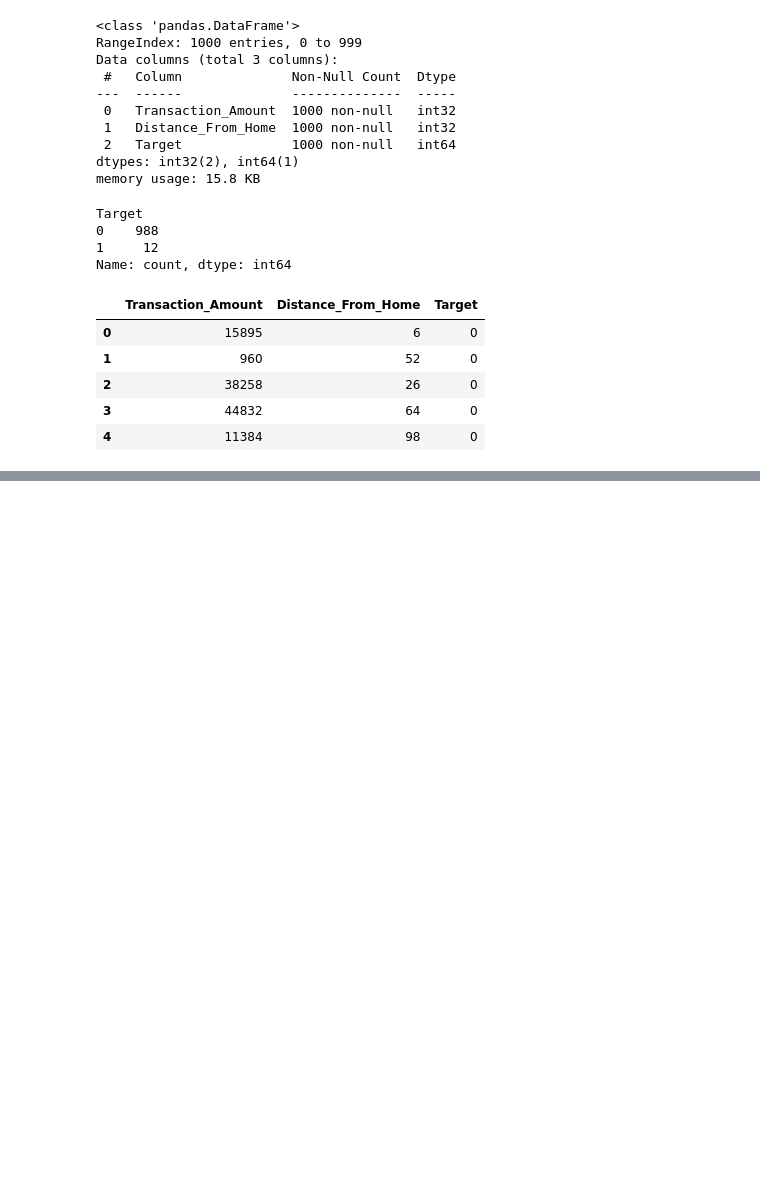
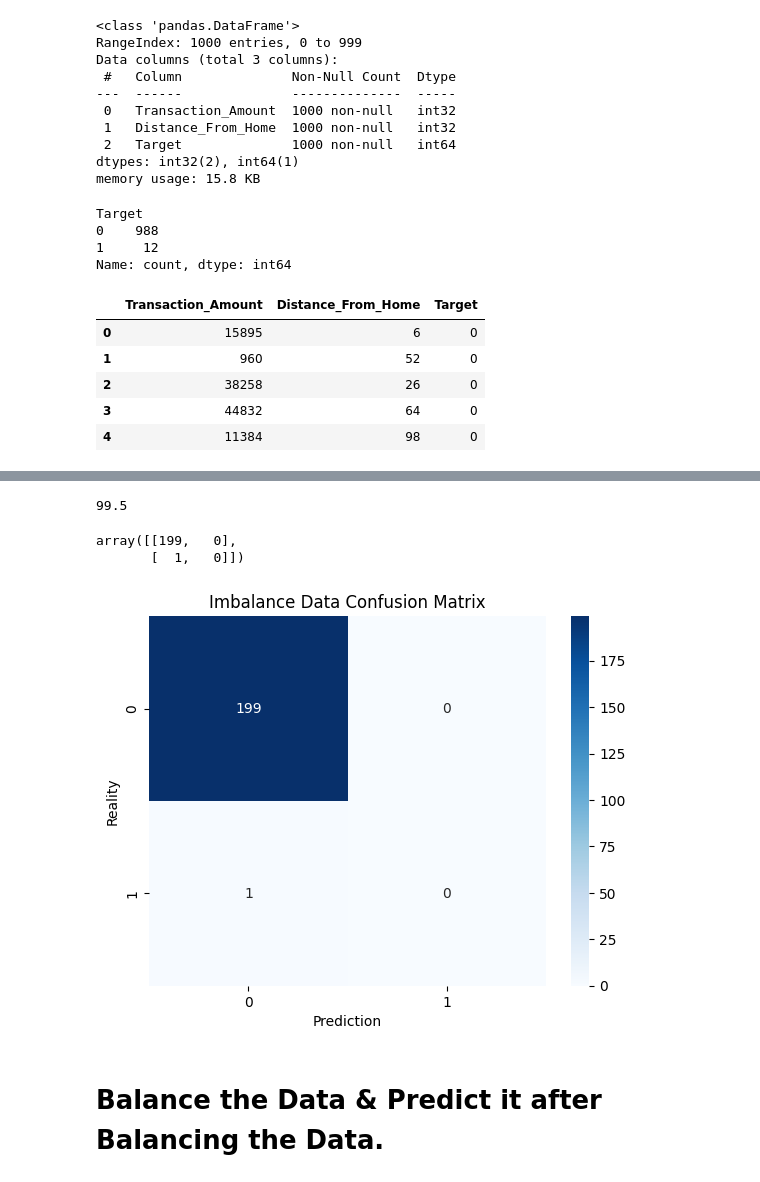
Before and after one commit to 87690ut/Python_Finall_Projects, a Jupyter notebook: ML_Journey/ML_day_9_Imbalance_data_smote.ipynb, the cells around one changed output, grey strips where cells are left out. Saved outputs shown, nothing was run; the diff lists cells and outputs as text; code cells hidden in the pictures; blank space fills up the shorter version.

Commit message:
balanced data for prediction after imbalance data.

```diff
--- a/ML_Journey/ML_day_9_Imbalance_data_smote.ipynb
+++ b/ML_Journey/ML_day_9_Imbalance_data_smote.ipynb
@@ -52,0 +63,4 @@ df.head()
+# %%
+model = LogisticRegression()
+# %%
+model.fit(X_train_scaled,y_train)
@@ -52,0 +69,3 @@ df.head()
+# %%
+prediction = model.predict(X_test_scaled)
+prediction
@@ -52,0 +83,21 @@ df.head()
+# %%
+score = accuracy_score(y_test,prediction)
+print(score * 100)
+# %% [output]
+99.5
+# %%
+cf = confusion_matrix(y_test,prediction)
+cf
+# %% [output]
+array([[199,   0],
+       [  1,   0]])
+# %%
+sns.heatmap(cf,annot=True,fmt='d',cmap='Blues')
+plt.title('Imbalance Data Confusion Matrix')
+plt.xlabel("Prediction")
+plt.ylabel('Reality')
+plt.show()
+# %% [output]
+[figure, added]
+# %% [markdown]
+# Balance the Data & Predict it after Balancing the Data.
```
Also changed, not shown: parts of 10 cells of this notebook.
